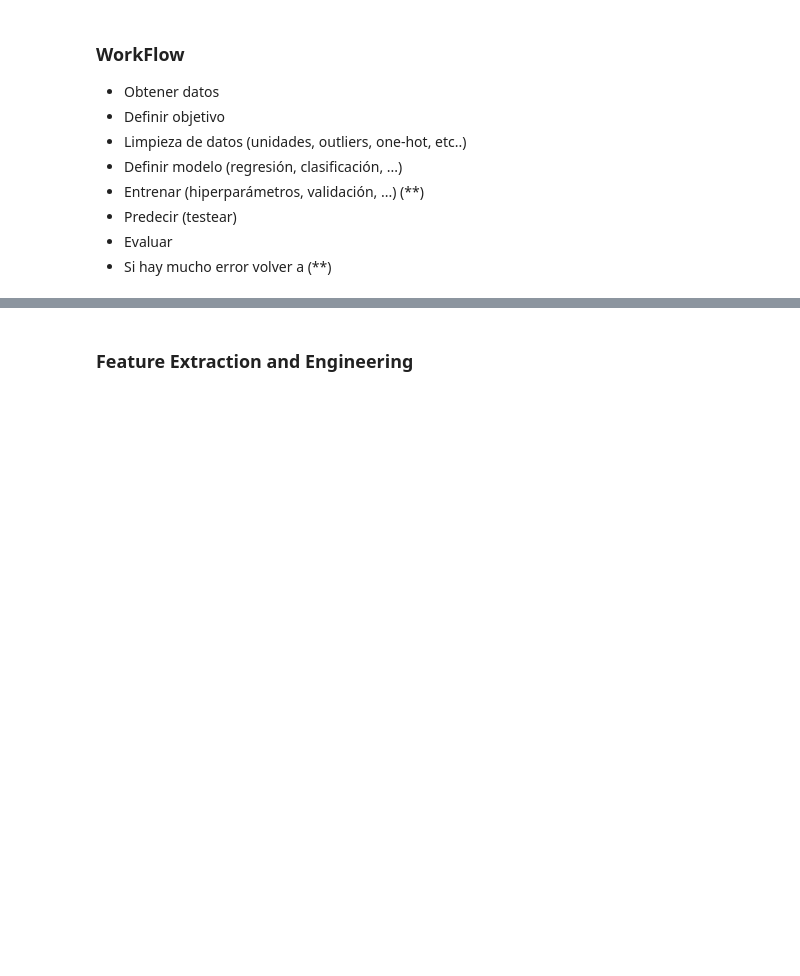
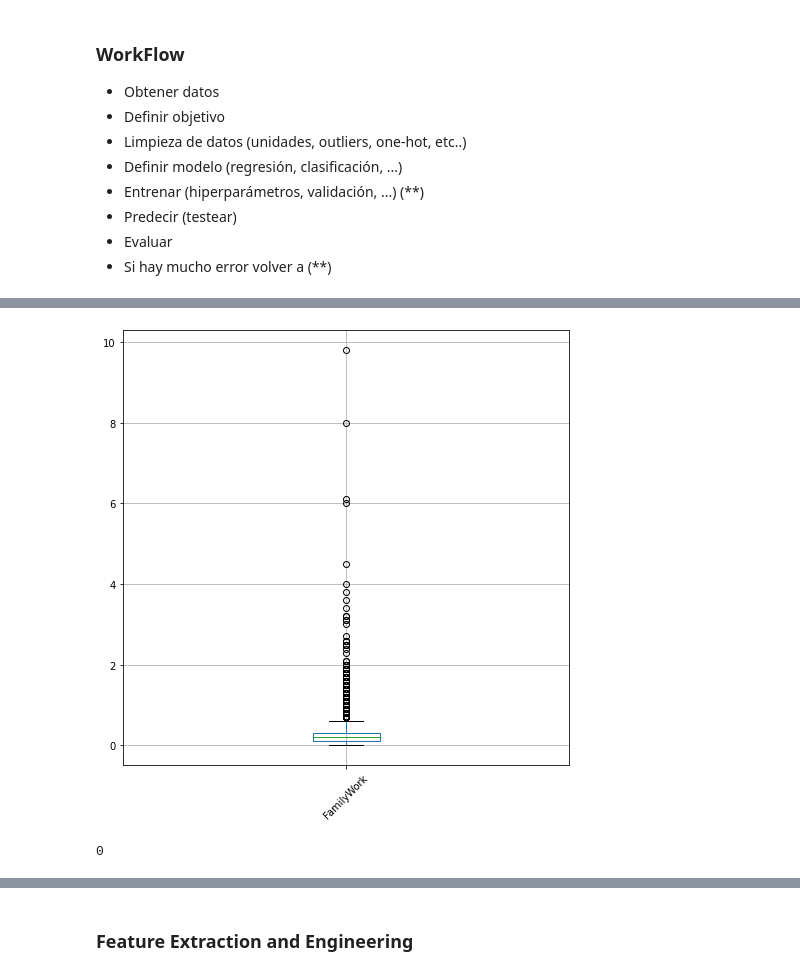
Before and after one commit to YonatanRA/ds_tb_part_21_09, a Jupyter notebook: 03-Machine_Learning/1.1 - Intro Machine Learning.ipynb, the cells around one changed output, grey strips where cells are left out. Cells and saved outputs as stored; diff of their text form; code cells hidden in the pictures; blank space fills up the shorter version.

```diff
--- a/03-Machine_Learning/1.1 - Intro Machine Learning.ipynb
+++ b/03-Machine_Learning/1.1 - Intro Machine Learning.ipynb
@@ -20,0 +31,6 @@
+# %%
+# obtener datos
+
+census=pd.read_csv('../data/census.csv')
+
+census.head()
@@ -20,0 +78,10 @@
+# %%
+# outliers (3*iqr)
+
+plt.figure(figsize=(8,8))
+
+census.boxplot(column=['FamilyWork'])
+
+plt.xticks(rotation=45);
+# %% [output]
+[figure, added]
@@ -20,0 +96,4 @@
+# %%
+len(census[census.FamilyWork < lower])
+# %% [output]
+0
```
Also changed, not shown: parts of 22 cells of this notebook.
